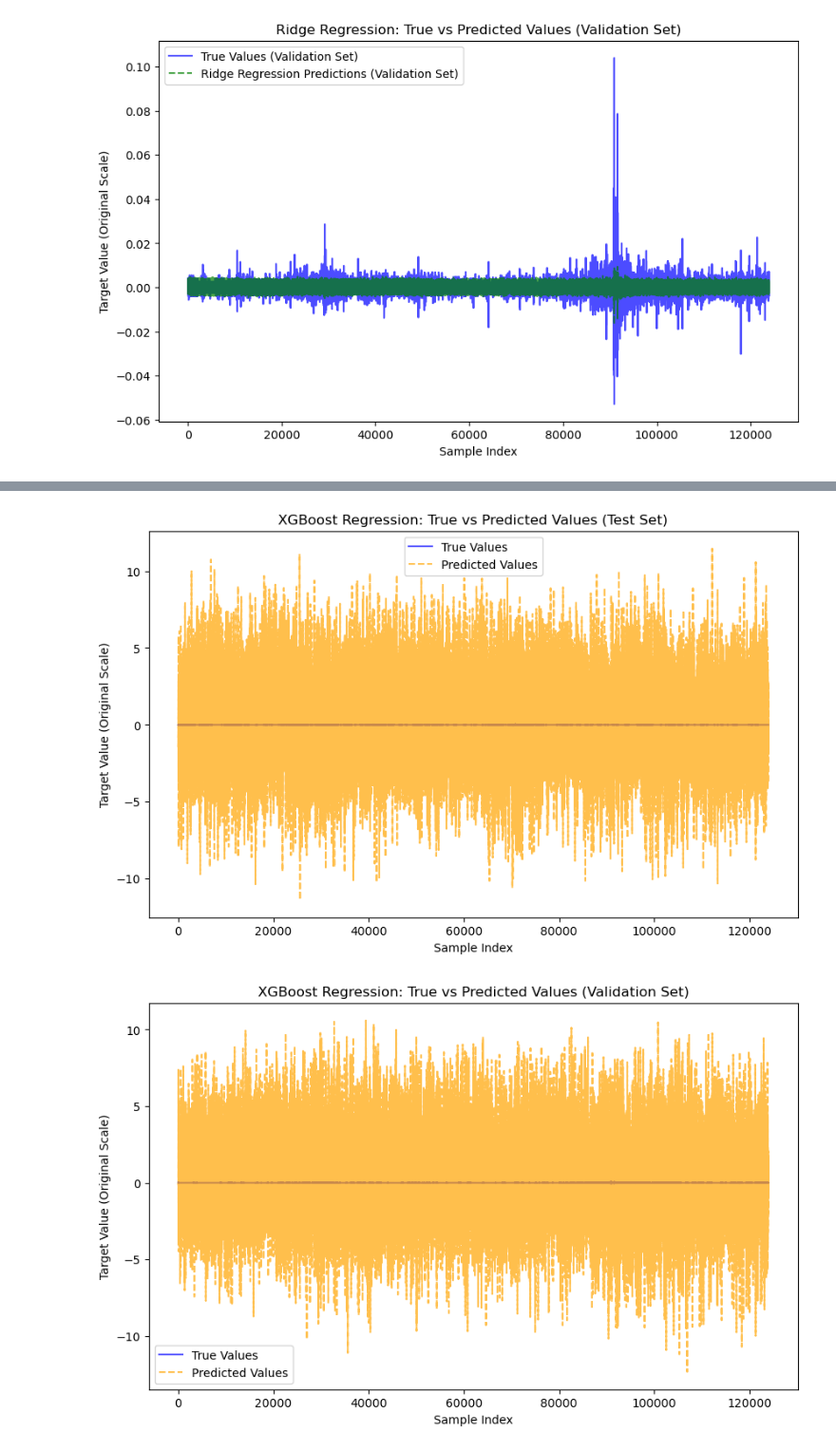
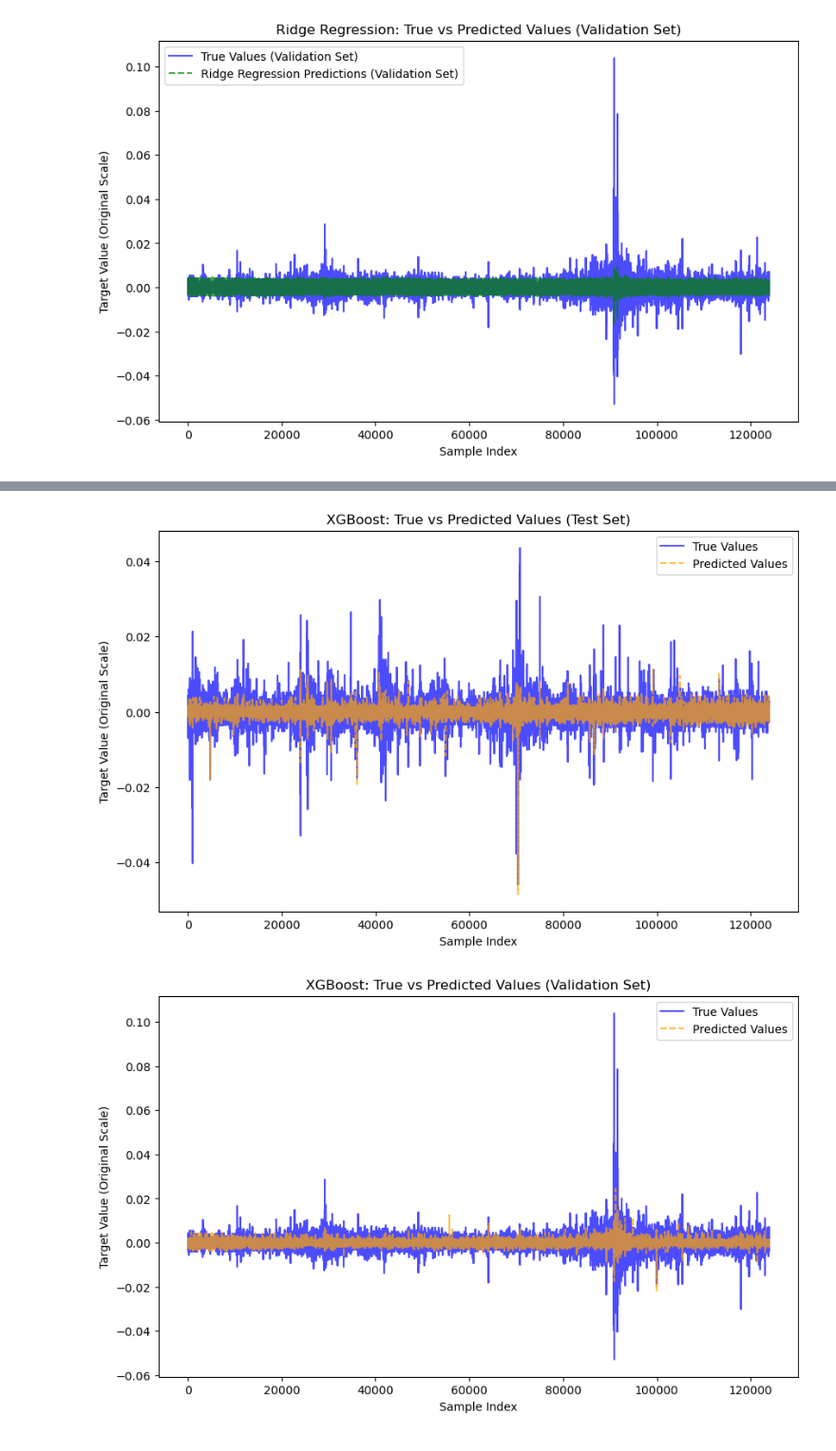
Before and after one commit to Little-Otter7/NN_Strategy, a Jupyter notebook: model_version2.ipynb, the cells around one changed output, grey strips where cells are left out. Shown at 95% size. Drawn from its saved outputs; the diff is of its cells as text; code cells hidden in the pictures.

```diff
--- a/model_version2.ipynb
+++ b/model_version2.ipynb
@@ -159,44 +153,65 @@ xgb_model = XGBRegressor(
 # %%
+from sklearn.ensemble import RandomForestRegressor, GradientBoostingRegressor
+from xgboost import XGBRegressor
 from sklearn.metrics import mean_squared_error, mean_absolute_error, r2_score
-from xgboost import XGBRegressor
+import numpy as np
 import matplotlib.pyplot as plt
 import joblib
 
 # 加载目标值归一化器
 target_scaler = joblib.load("target_scaler.pkl")
 
-# 训练 XGBoost 模型（仅使用训练集）
-xgb_model.fit(X_train, y_train)
+# 定义模型
+models = {
+    "XGBoost": XGBRegressor(),
+}
 
-# 在测试集和验证集上预测
-y_test_pred_xgb = xgb_model.predict(X_test)
-y_val_pred_xgb = xgb_model.predict(X_val)
-
-# 反归一化目标值和预测值
-y_test_original = target_scaler.inverse_transform(y_test.reshape(-1, 1)).flatten()
-y_test_pred_xgb_original = target_scaler.inverse_transform(y_test_pred_xgb.reshape(-1, 1)).flatten()
-
-y_val_original = target_scaler.inverse_transform(y_val.reshape(-1, 1)).flatten()
-y_val_pred_xgb_original = target_scaler.inverse_transform(y_val_pred_xgb.reshape(-1, 1)).flatten()
+# 存储预测结果
+predictions = {}
 
 # 性能评估函数
 def evaluate_model(y_true, y_pred, model_name):
     mse = mean_squared_error(y_true, y_pred)
     mae = mean_absolute_error(y_true, y_pred)
     r2 = r2_score(y_true, y_pred)
+    correlation = np.corrcoef(y_true, y_pred)[0, 1]  # 计算皮尔逊相关系数
+
     print(f"{model_name} Performance:")
     print(f"Mean Squared Error (MSE): {mse:.4f}")
     print(f"Mean Absolute Error (MAE): {mae:.4f}")
     print(f"R^2 Score: {r2:.4f}")
+    print(f"Correlation Coefficient: {correlation:.4f}")  # 输出相关系数
     print("-" * 30)
 
-# 测试集性能评估
-evaluate_model(y_test_original, y_test_pred_xgb_original, "XGBoost Regression (Test Set)")
+for model_name, model in models.items():
+    # 模型训练
+    model.fit(X_train, y_train)
 
-# 验证集性能评估
-evaluate_model(y_val_original, y_val_pred_xgb_original, "XGBoost Regression (Validation Set)")
+    # 测试集预测
+    y_test_pred = model.predict(X_test)
+    y_test_pred_original = target_scaler.inverse_transform(y_test_pred.reshape(-1, 1)).flatten()
 
-# 可视化预测值与真实值
+    # 验证集预测
+    y_val_pred = model.predict(X_val)
+    y_val_pred_original = target_scaler.inverse_transform(y_val_pred.reshape(-1, 1)).flatten()
+
+    # 存储预测结果
+    predictions[model_name] = {
+        "y_test_pred": y_test_pred_original,
+        "y_val_pred": y_val_pred_original
+    }
+
+    # 性能评估
+    y_test_original = target_scaler.inverse_transform(y_test.reshape(-1, 1)).flatten()
+    y_val_original = target_scaler.inverse_transform(y_val.reshape(-1, 1)).flatten()
+
+    print(f"{model_name} Performance (Test Set):")
+    evaluate_model(y_test_original, y_test_pred_original, model_name)
+
+    print(f"{model_name} Performance (Validation Set):")
+    evaluate_model(y_val_original, y_val_pred_original, model_name)
+
+# 可视化函数
 def plot_predictions(y_true, y_pred, title):
     plt.figure(figsize=(10, 6))
     plt.plot(y_true, label="True Values", color="blue", alpha=0.7)
@@ -207,9 +222,14 @@ def plot_predictions(y_true, y_pred, title):
     plt.legend()
     plt.show()
 
-# 测试集可视化
-plot_predictions(y_test_original, y_test_pred_xgb_original, "XGBoost Regression: True vs Predicted Values (Test Set)")
-
-# 验证集可视化
-plot_predictions(y_val_original, y_val_pred_xgb_original, "XGBoost Regression: True vs Predicted Values (Validation Set)")
+# 可视化所有模型预测结果
+for model_name, preds in predictions.items():
+    plot_predictions(
+        y_test_original, preds["y_test_pred"],
+        f"{model_name}: True vs Predicted Values (Test Set)"
+    )
+    plot_predictions(
+        y_val_original, preds["y_val_pred"],
+        f"{model_name}: True vs Predicted Values (Validation Set)"
+    )
 # %% [output]
@@ -225,3 +249,3 @@ R^2 Score: -461875.3709
 ------------------------------
-[figure, old version]
+[figure, new version]
-[figure, old version]
+[figure, new version]
```
Also changed, not shown: parts of 15 cells of this notebook.
